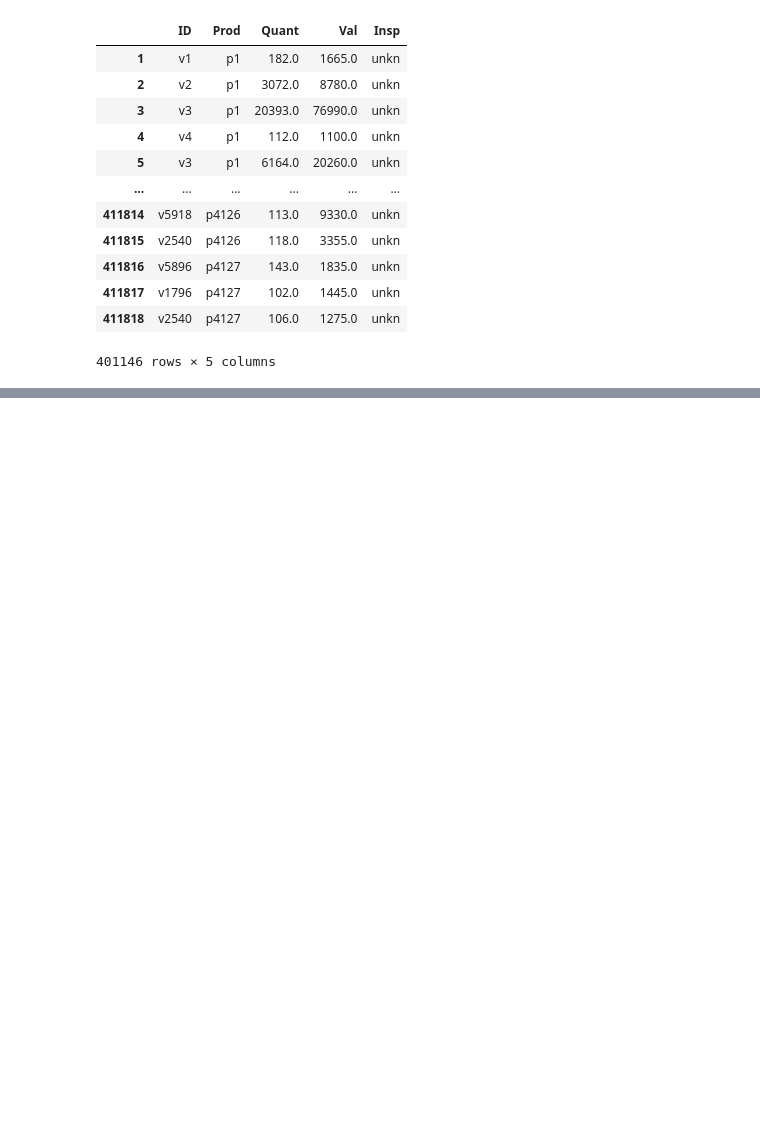
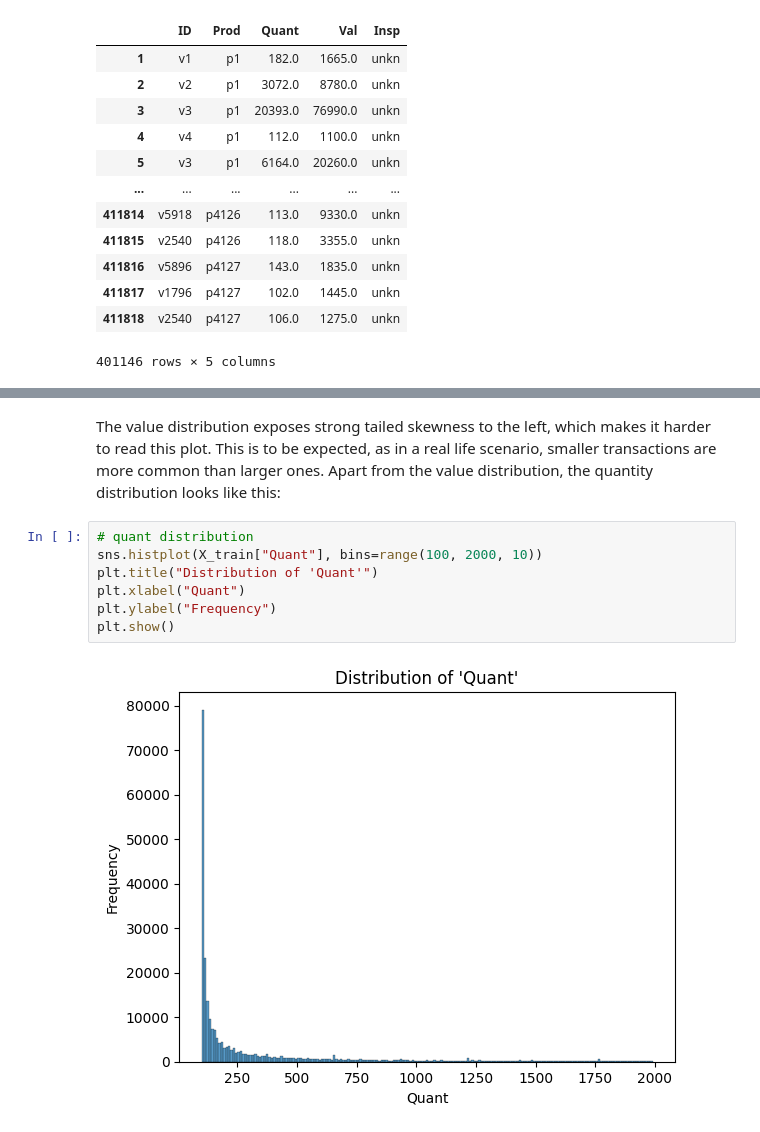
Before and after one commit to NiklasKiefer/fraud_detection, a Jupyter notebook: fraud_detection.ipynb, the cells around one changed output, grey strips where cells are left out. Cells and saved outputs as stored; diff of their text form; blank space fills up the shorter version.

```diff
--- a/fraud_detection.ipynb
+++ b/fraud_detection.ipynb
@@ -94,0 +177,11 @@ train_labeled, test_labeled = train_test_split(
+# %% [markdown]
+The value distribution exposes strong tailed skewness to the left, which makes it harder to read this plot. This is to be expected, as in a real life scenario, smaller transactions are more common than larger ones. Apart from the value distribution, the quantity distribution looks like this:
+# %%
+# quant distribution
+sns.histplot(X_train["Quant"], bins=range(100, 2000, 10))
+plt.title("Distribution of 'Quant'")
+plt.xlabel("Quant")
+plt.ylabel("Frequency")
+plt.show()
+# %% [output]
+[figure, added]
```
Also changed, not shown: parts of 31 cells of this notebook.
